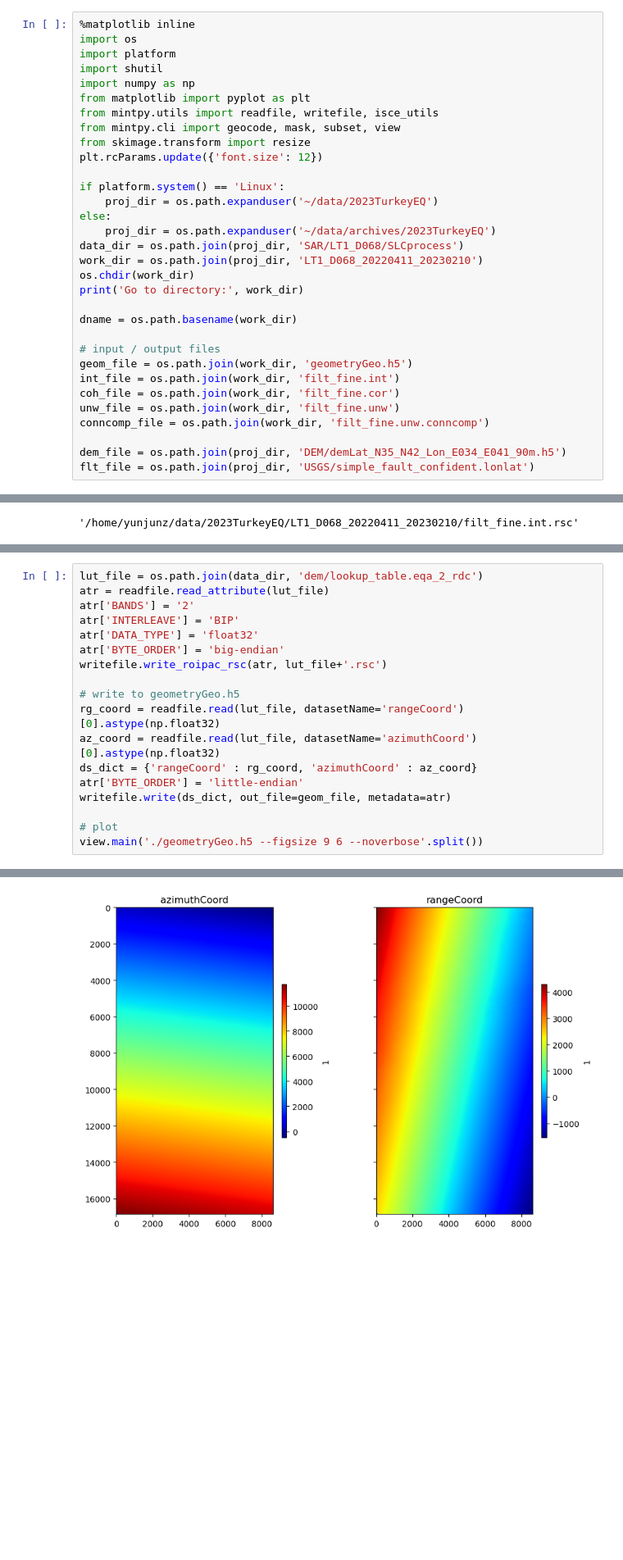
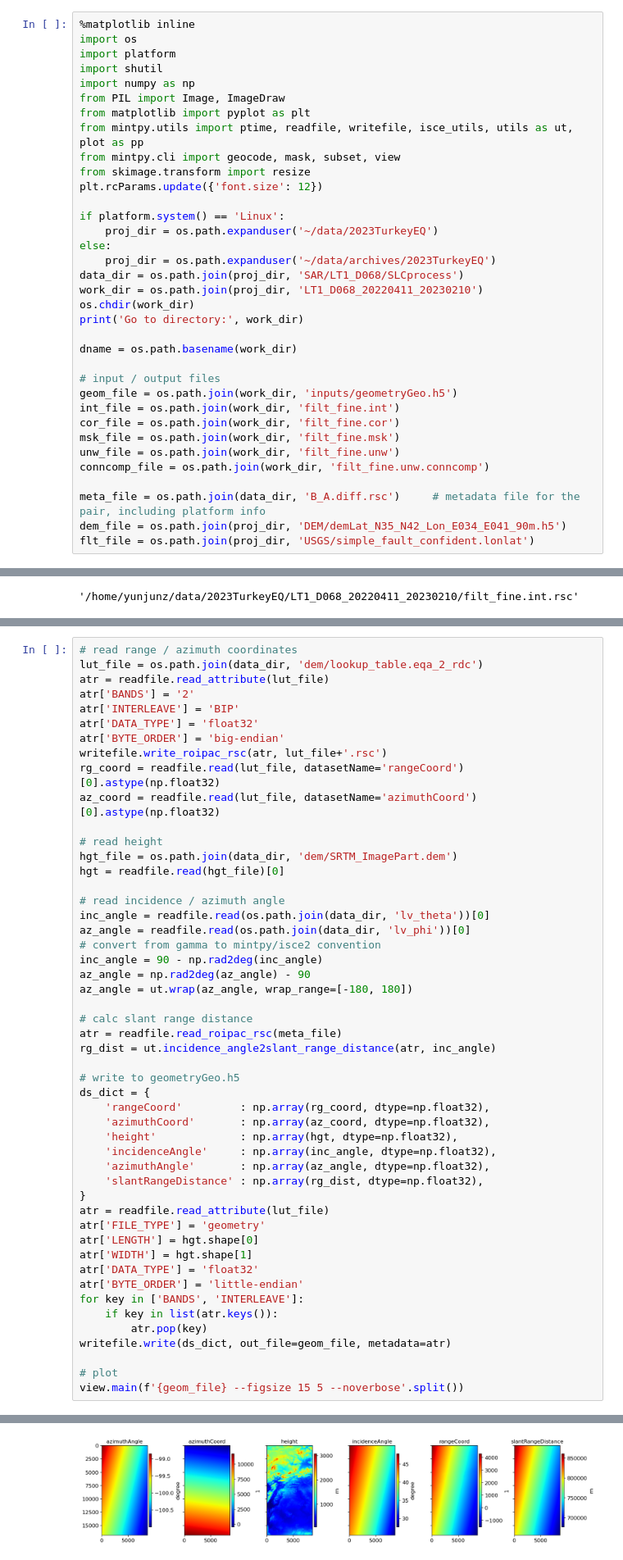
Before and after one commit to yunjunz/2023-Turkey-EQ, a Jupyter notebook: lt1_ifg_proc.ipynb, the cells around one changed output, grey strips where cells are left out. Shown at 82% size. Drawn from its saved outputs; the diff is of its cells as text; blank space fills up the shorter version.

```diff
--- a/lt1_ifg_proc.ipynb
+++ b/lt1_ifg_proc.ipynb
@@ -9,8 +9,9 @@ import os
 import platform
 import shutil
 import numpy as np
+from PIL import Image, ImageDraw
 from matplotlib import pyplot as plt
-from mintpy.utils import readfile, writefile, isce_utils
+from mintpy.utils import ptime, readfile, writefile, isce_utils, utils as ut, plot as pp
 from mintpy.cli import geocode, mask, subset, view
 from skimage.transform import resize
 plt.rcParams.update({'font.size': 12})
@@ -27,12 +28,14 @@ print('Go to directory:', work_dir)
 dname = os.path.basename(work_dir)
 
 # input / output files
-geom_file = os.path.join(work_dir, 'geometryGeo.h5')
+geom_file = os.path.join(work_dir, 'inputs/geometryGeo.h5')
 int_file = os.path.join(work_dir, 'filt_fine.int')
-coh_file = os.path.join(work_dir, 'filt_fine.cor')
+cor_file = os.path.join(work_dir, 'filt_fine.cor')
+msk_file = os.path.join(work_dir, 'filt_fine.msk')
 unw_file = os.path.join(work_dir, 'filt_fine.unw')
 conncomp_file = os.path.join(work_dir, 'filt_fine.unw.conncomp')
 
+meta_file = os.path.join(data_dir, 'B_A.diff.rsc')     # metadata file for the pair, including platform info
 dem_file = os.path.join(proj_dir, 'DEM/demLat_N35_N42_Lon_E034_E041_90m.h5')
 flt_file = os.path.join(proj_dir, 'USGS/simple_fault_confident.lonlat')
 # %% [output]
@@ -126,4 +214,5 @@ write file: /home/yunjunz/data/2023TurkeyEQ/LT1_D068_20220411_20230210/filt_fine
 # %%
+# read range / azimuth coordinates
 lut_file = os.path.join(data_dir, 'dem/lookup_table.eqa_2_rdc')
 atr = readfile.read_attribute(lut_file)
 atr['BANDS'] = '2'
@@ -131,14 +220,45 @@ atr['INTERLEAVE'] = 'BIP'
 atr['DATA_TYPE'] = 'float32'
 atr['BYTE_ORDER'] = 'big-endian'
 writefile.write_roipac_rsc(atr, lut_file+'.rsc')
+rg_coord = readfile.read(lut_file, datasetName='rangeCoord')[0].astype(np.float32)
+az_coord = readfile.read(lut_file, datasetName='azimuthCoord')[0].astype(np.float32)
+
+# read height
+hgt_file = os.path.join(data_dir, 'dem/SRTM_ImagePart.dem')
+hgt = readfile.read(hgt_file)[0]
+
+# read incidence / azimuth angle
+inc_angle = readfile.read(os.path.join(data_dir, 'lv_theta'))[0]
+az_angle = readfile.read(os.path.join(data_dir, 'lv_phi'))[0]
+# convert from gamma to mintpy/isce2 convention
+inc_angle = 90 - np.rad2deg(inc_angle)
+az_angle = np.rad2deg(az_angle) - 90
+az_angle = ut.wrap(az_angle, wrap_range=[-180, 180])
+
+# calc slant range distance
+atr = readfile.read_roipac_rsc(meta_file)
+rg_dist = ut.incidence_angle2slant_range_distance(atr, inc_angle)
 
 # write to geometryGeo.h5
-rg_coord = readfile.read(lut_file, datasetName='rangeCoord')[0].astype(np.float32)
-az_coord = readfile.read(lut_file, datasetName='azimuthCoord')[0].astype(np.float32)
-ds_dict = {'rangeCoord' : rg_coord, 'azimuthCoord' : az_coord}
+ds_dict = {
+    'rangeCoord'         : np.array(rg_coord, dtype=np.float32),
+    'azimuthCoord'       : np.array(az_coord, dtype=np.float32),
+    'height'             : np.array(hgt, dtype=np.float32),
+    'incidenceAngle'     : np.array(inc_angle, dtype=np.float32),
+    'azimuthAngle'       : np.array(az_angle, dtype=np.float32),
+    'slantRangeDistance' : np.array(rg_dist, dtype=np.float32),
+}
+atr = readfile.read_attribute(lut_file)
+atr['FILE_TYPE'] = 'geometry'
+atr['LENGTH'] = hgt.shape[0]
+atr['WIDTH'] = hgt.shape[1]
+atr['DATA_TYPE'] = 'float32'
 atr['BYTE_ORDER'] = 'little-endian'
+for key in ['BANDS', 'INTERLEAVE']:
+    if key in list(atr.keys()):
+        atr.pop(key)
 writefile.write(ds_dict, out_file=geom_file, metadata=atr)
 
 # plot
-view.main('./geometryGeo.h5 --figsize 9 6 --noverbose'.split())
+view.main(f'{geom_file} --figsize 15 5 --noverbose'.split())
 # %% [output]
@@ -151,4 +275,4 @@ view.py ./geometryGeo.h5 --figsize 9 6 --noverbose
-[figure, old version]
+[figure, new version]
 # %% [markdown]
 ### 3. Estimate coherence (phase sigma)
 # %%
```
Also changed, not shown: parts of 18 cells of this notebook.
